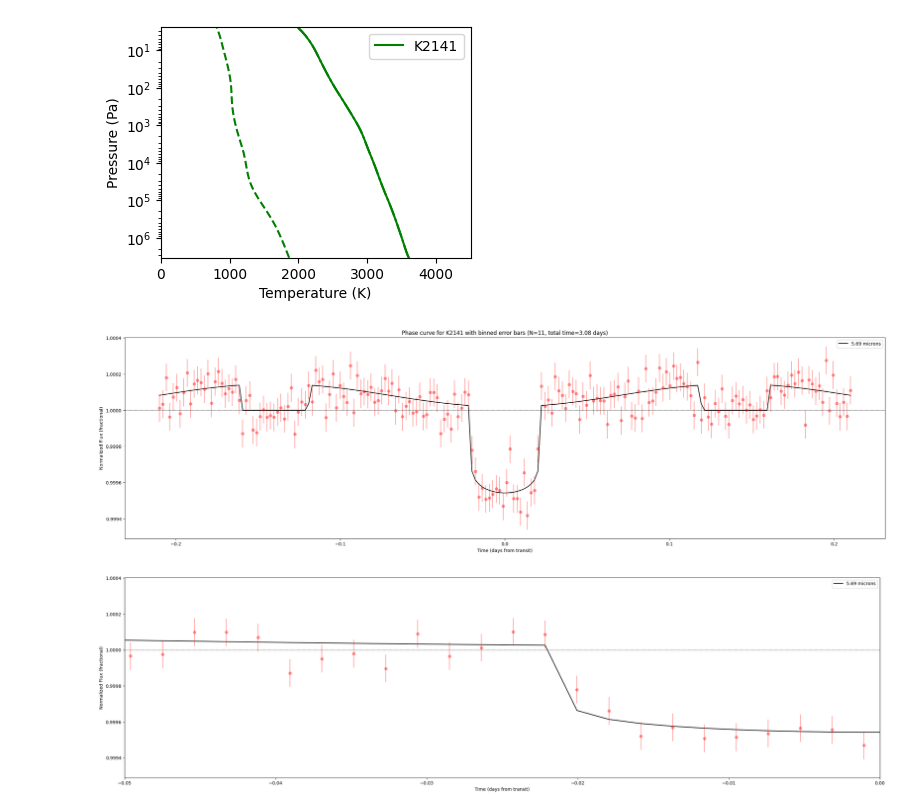
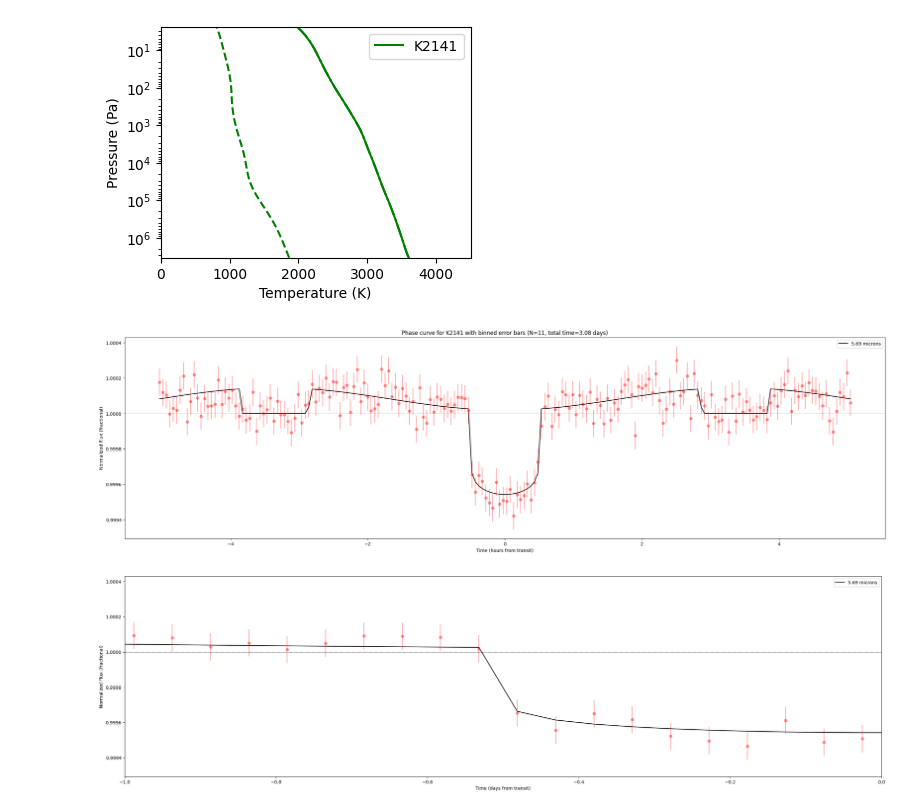
Before and after one commit to lorlo9999/MasterThesis, a Jupyter notebook: phase_curve.ipynb, the cells around one changed output. Cells and saved outputs as stored; diff of their text form; code cells hidden in the pictures.

```diff
--- a/phase_curve.ipynb
+++ b/phase_curve.ipynb
@@ -342,8 +344,8 @@ binned_flux = np.zeros(len(hs._orbitals))
 for i in range(len(hs._orbitals)):
     output_i = (wave, flux[i, :])
     results_l1 = bindown_multiple(output_i, error_w_floor, wave, flux[i,:], eff_eclipses, name, *new_points)
-    results_l2 = bindown_multiple(output_i, error_w_floor, wave, flux[i,:], eff_eclipses, name, *new_points_2)
-    results_l3 = bindown_multiple(output_i, error_w_floor, wave, flux[i,:], eff_eclipses, name, *new_points_3)
+    results_l2 = bindown_multiple(output_i, error_w_floor, wave, flux[i,:], eff_eclipses, name, *make_next_level_points(results_l1))
+    results_l3 = bindown_multiple(output_i, error_w_floor, wave, flux[i,:], eff_eclipses, name, *make_next_level_points(results_l2))
     binned_flux[i] = results_l3[0][3]  # val
 
 # Error is the same for all phases — read it from any phase
@@ -352,30 +354,32 @@ binned_wl  = results_l3[0][2]   # central wavelength of the final bin
 # %%
 rand = np.random.normal(binned_flux, binned_err)
 
 plt.figure(figsize=(30, 8))
-plt.plot(hs._orbitals, binned_flux, color='black', label=f'{binned_wl:.2f} microns')
-#plt.plot((hs._orbitals, hs._orbitals), (rand - binned_err, rand + binned_err), '-', color='red', alpha=0.5)
-plt.errorbar(hs._orbitals, rand, yerr=binned_err, fmt='o', color='red', alpha=0.4)
+hs._orbitals_hours = hs._orbitals * 24
+plt.plot(hs._orbitals_hours, binned_flux, color='black', label=f'{binned_wl:.2f} microns')
+#plt.plot((hs._orbitals, hs._orbitals), (rand - binned_err, rand + binned_err), '-', color='red', alpha=0.5
+
+plt.errorbar(hs._orbitals_hours, rand, yerr=binned_err, fmt='o', color='red', alpha=0.4)
 plt.axhline(1, color='black', linestyle='--', linewidth=0.5)
-plt.xlabel('Time (days from transit)')
+plt.xlabel('Time (hours from transit)')
 plt.ylabel('Normalized Flux (fractional)')
 plt.title(f'Phase curve for {name} with binned error bars (N={N_pc}, total time={time:.2f} days)')
 plt.ticklabel_format(useOffset=False)
 plt.legend()
 plt.show()
 
 plt.figure(figsize=(30, 8))
-plt.plot(hs._orbitals, binned_flux, color='black', label=f'{binned_wl:.2f} microns')
+plt.plot(hs._orbitals_hours, binned_flux, color='black', label=f'{binned_wl:.2f} microns')
 #plt.plot((hs._orbitals, hs._orbitals), (rand - binned_err, rand + binned_err), '-', color='red', alpha=0.5)
-plt.errorbar(hs._orbitals, rand, yerr=binned_err, fmt='o', color='red', alpha=0.4)
+plt.errorbar(hs._orbitals_hours, rand, yerr=binned_err, fmt='o', color='red', alpha=0.4)
 plt.axhline(1, color='black', linestyle='--', linewidth=0.5)
 plt.xlabel('Time (days from transit)')
 plt.ylabel('Normalized Flux (fractional)')
 #plt.title(f'Phase curve for {name} with binned error bars (N={N_pc}, total time={time:.2f} days)')
 plt.ticklabel_format(useOffset=False)
-plt.xlim(-0.05,0.0)
+plt.xlim(-1,0.0)
 plt.legend()
 plt.show()
 # %% [output]
-[figure, old version]
+[figure, new version]
-[figure, old version]
+[figure, new version]
```
Also changed, not shown: parts of 5 cells of this notebook.
